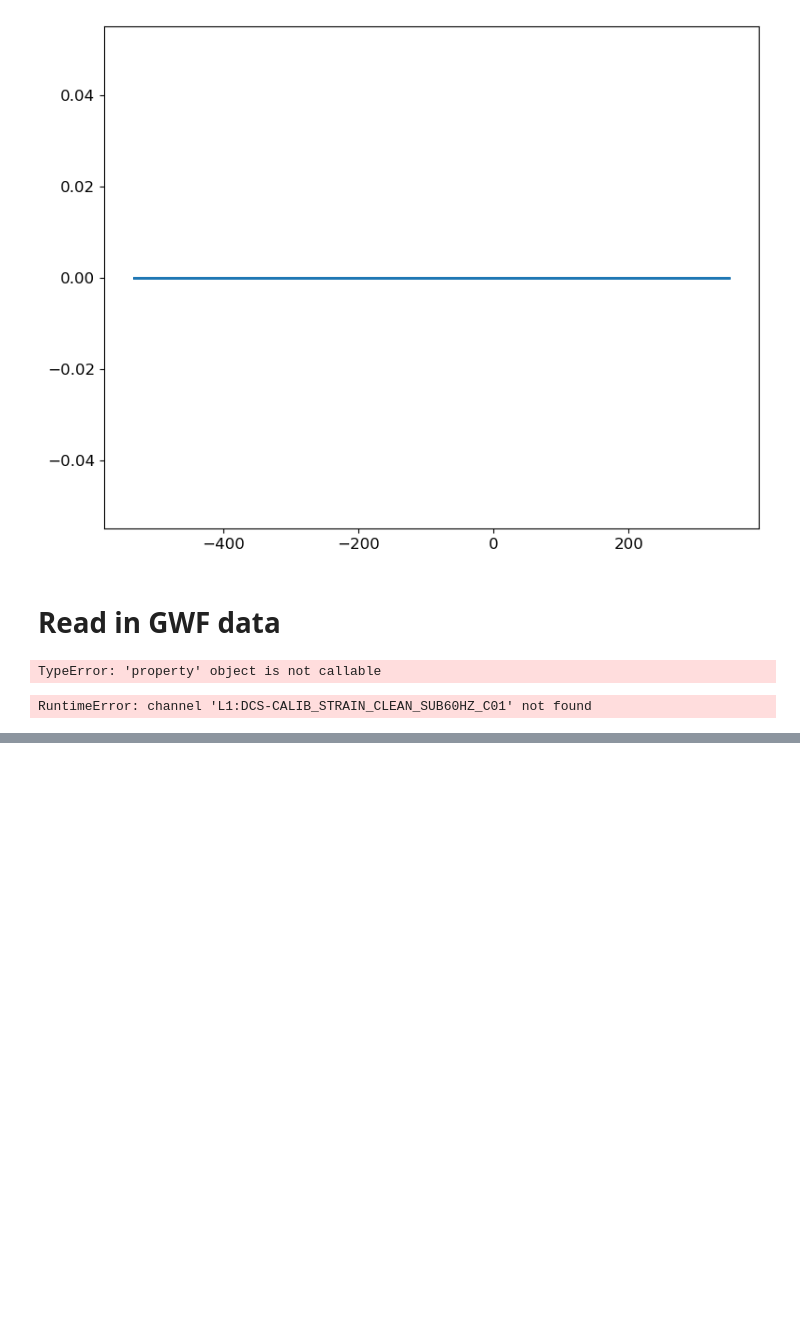
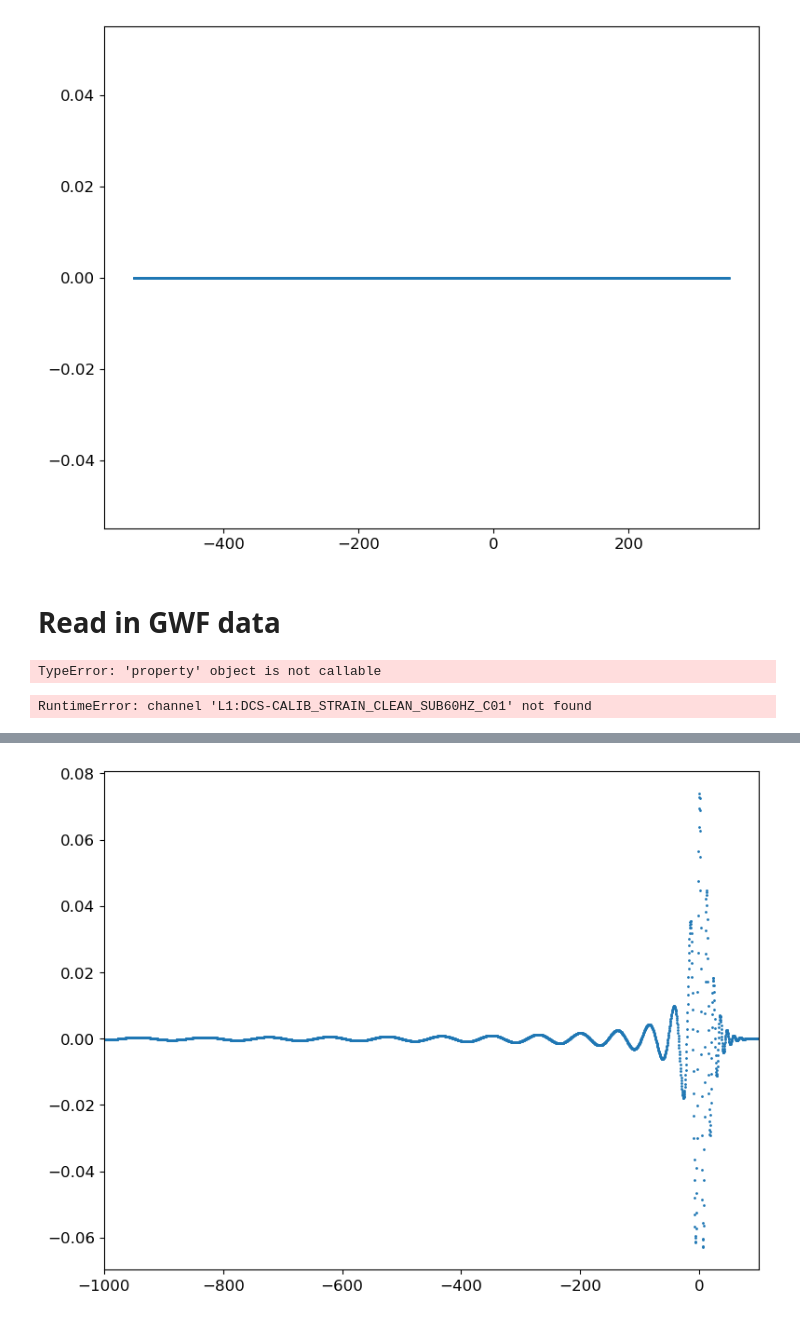
Before and after one commit to vaishakp/waveformtools, a Jupyter notebook: waveformtools/devel_nb/RIT_IO_Module.ipynb, the cells around one changed output, grey strips where cells are left out. Cells and saved outputs as stored; diff of their text form; code cells hidden in the pictures; blank space fills up the shorter version.

```diff
--- a/waveformtools/devel_nb/RIT_IO_Module.ipynb
+++ b/waveformtools/devel_nb/RIT_IO_Module.ipynb
@@ -940,0 +1099,7 @@ class TimeSeries(gwpy.timeseries.core.TimeSeriesBase)
+# %%
+fdir  = '/home/vaishakp/Downloads/'
+fname = 'rMPsi4_Asymptotic_GeometricUnits_CoM.h5'
+fname = 'rMPsi4_Extrapolated_N7_CoM.h5'
+label = 'SXS q1a0 extrap'
+
+wfsxs = load_sxs_data_from_disk(fdir=fdir, fname=fname, alias=label)
@@ -940,0 +1157,7 @@ class TimeSeries(gwpy.timeseries.core.TimeSeriesBase)
+# %%
+plt.scatter(wfsxs.time_axis, wfsxs.mode(2, 2), s=1)
+plt.xlim(-1000, 100)
+plt.grid()
+plt.show()
+# %% [output]
+[figure, added]
```
Also changed, not shown: parts of 13 cells of this notebook.
